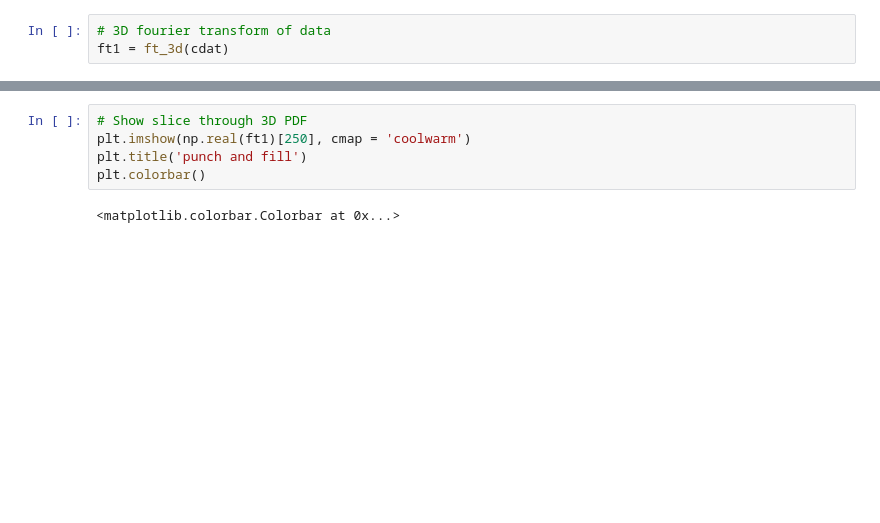
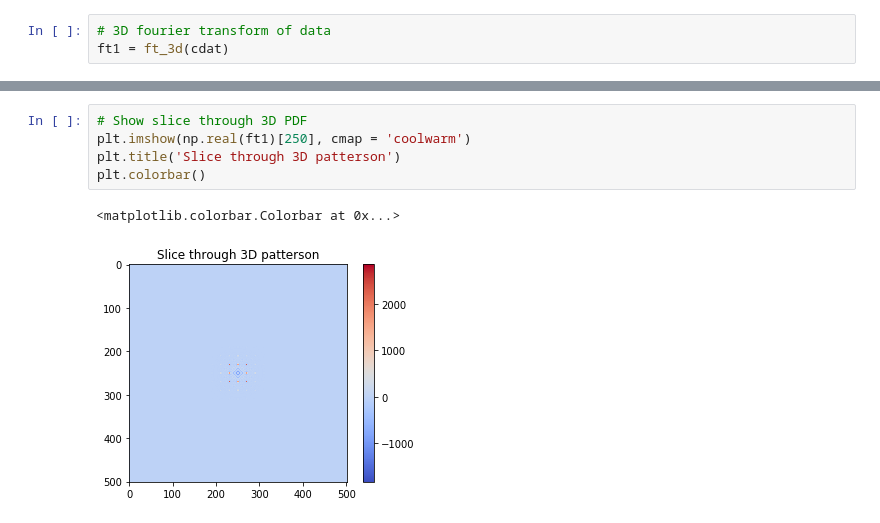
Before and after one commit to jmsweng/3D-PDF, a Jupyter notebook: punch and fill.ipynb, the cells around one changed output, grey strips where cells are left out. Saved outputs shown, nothing was run; the diff lists cells and outputs as text; blank space fills up the shorter version.

Commit message:
Patterson calculations
Jupyter notebooks showing patterson calculations with

```diff
--- a/punch and fill.ipynb
+++ b/punch and fill.ipynb
@@ -151,7 +163,8 @@ ft1 = np.multiply(ft1, mask)
 # %%
 # Show slice through 3D PDF
 plt.imshow(np.real(ft1)[250], cmap = 'coolwarm')
-plt.title('punch and fill')
+plt.title('Slice through 3D patterson')
 plt.colorbar()
 # %% [output]
 <matplotlib.colorbar.Colorbar at 0x...>
+[figure, added]
```
Also changed, not shown: parts of 9 cells of this notebook, 1 other file.
